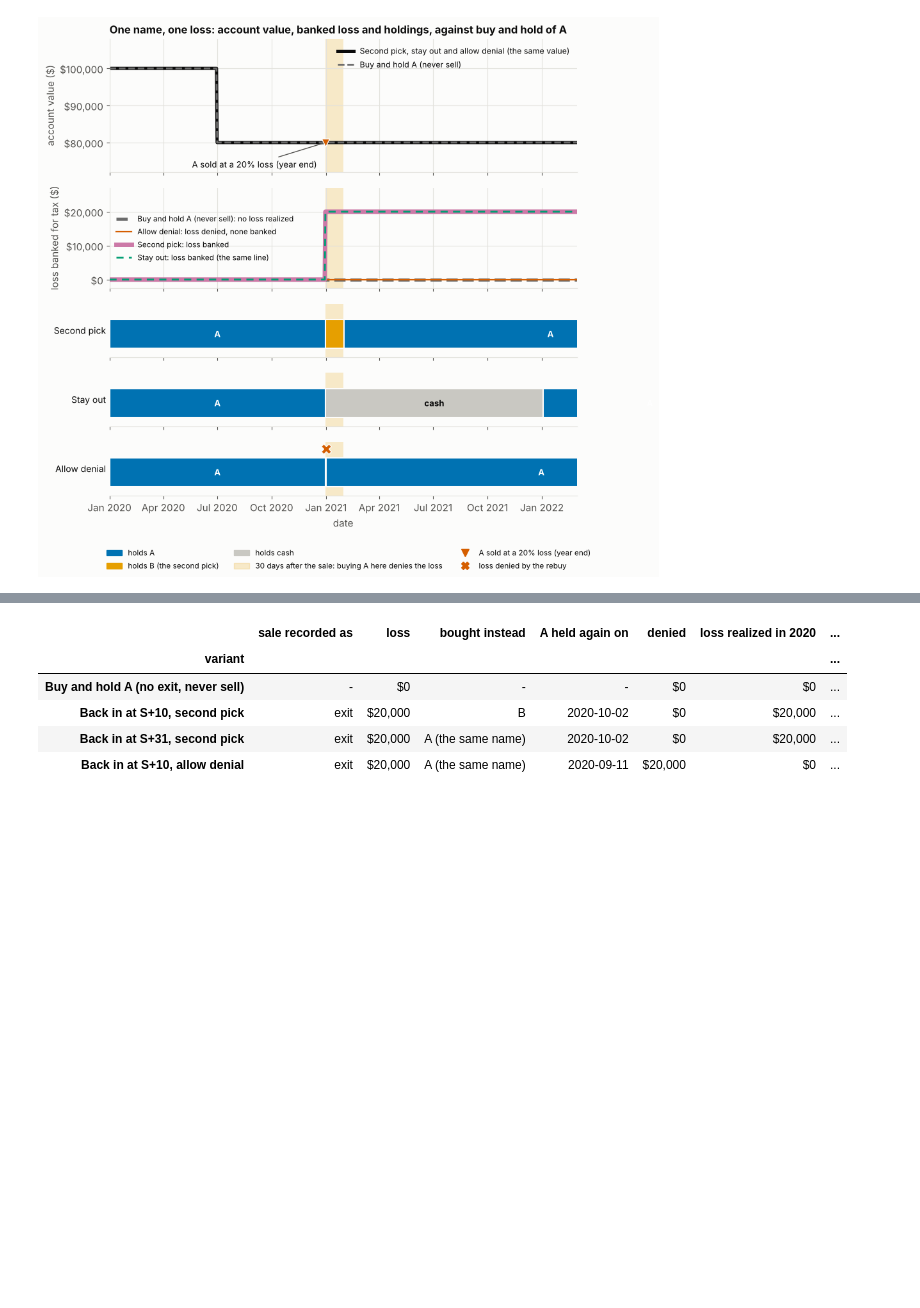
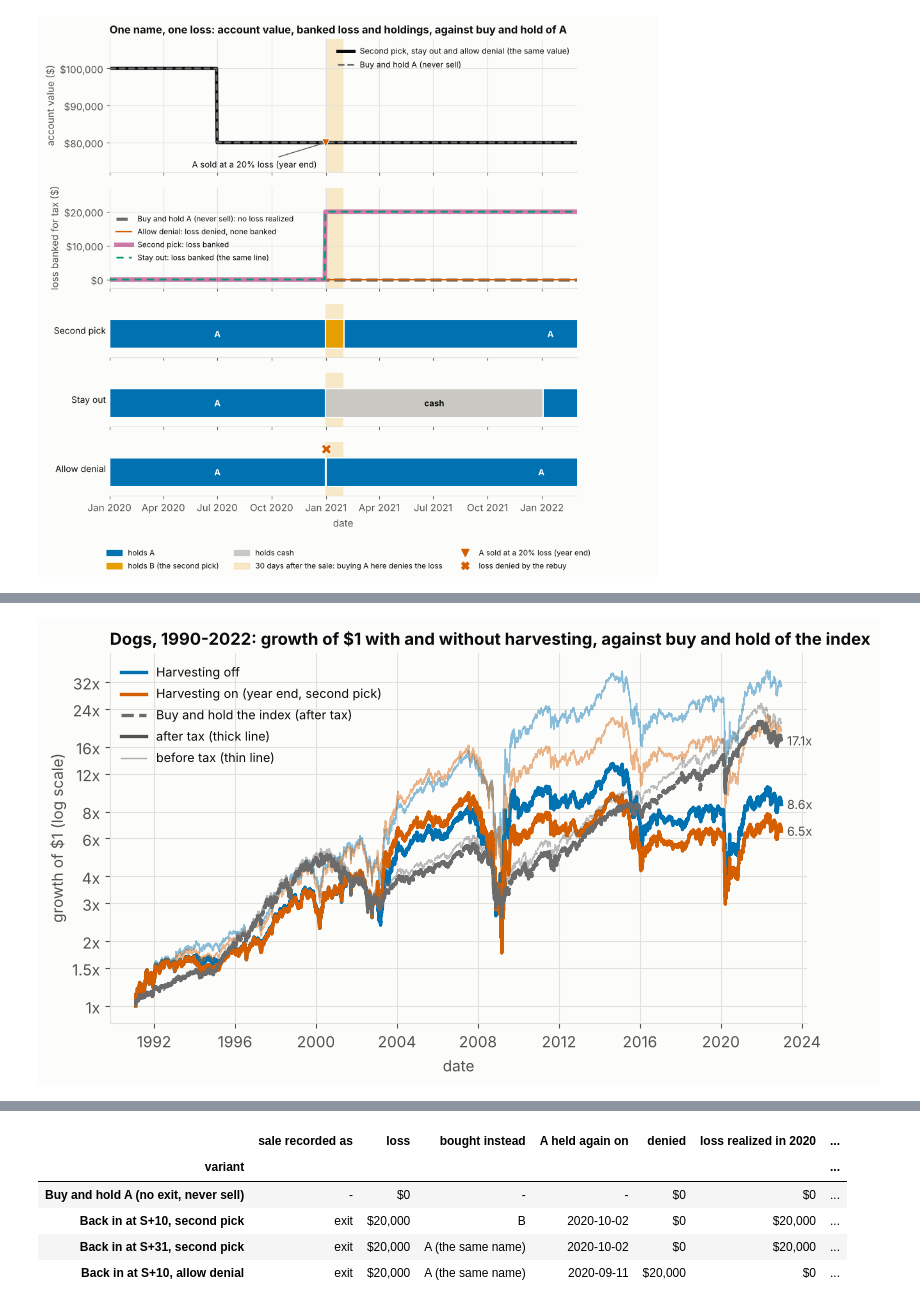
Before and after one commit to bgue/datasharing, a Jupyter notebook: screenlab/notebooks/tax_loss_harvesting.ipynb, the cells around one changed output, grey strips where cells are left out. Saved outputs shown, nothing was run; the diff lists cells and outputs as text; code cells hidden in the pictures; blank space fills up the shorter version.

```diff
--- a/screenlab/notebooks/tax_loss_harvesting.ipynb
+++ b/screenlab/notebooks/tax_loss_harvesting.ipynb
@@ -602,0 +502,8 @@ The base case is the same account that holds A and never sells, which means no e
+# %%
+fig, ax = plt.subplots(figsize=(9, 4.8))
+tp.after_tax_curves({"Harvesting off": off, "Harvesting on (year end, second pick)": on}, baseline=idx, ax=ax,
+                    title="Dogs, 1990-2022: growth of $1 with and without harvesting, against buy and hold of the index")
+ax.set_ylabel("growth of $1 (log scale)"); ax.set_xlabel("date")
+plt.show()
+# %% [output]
+[figure, added]
```
Also changed, not shown: parts of 54 cells of this notebook, 2 other files.
